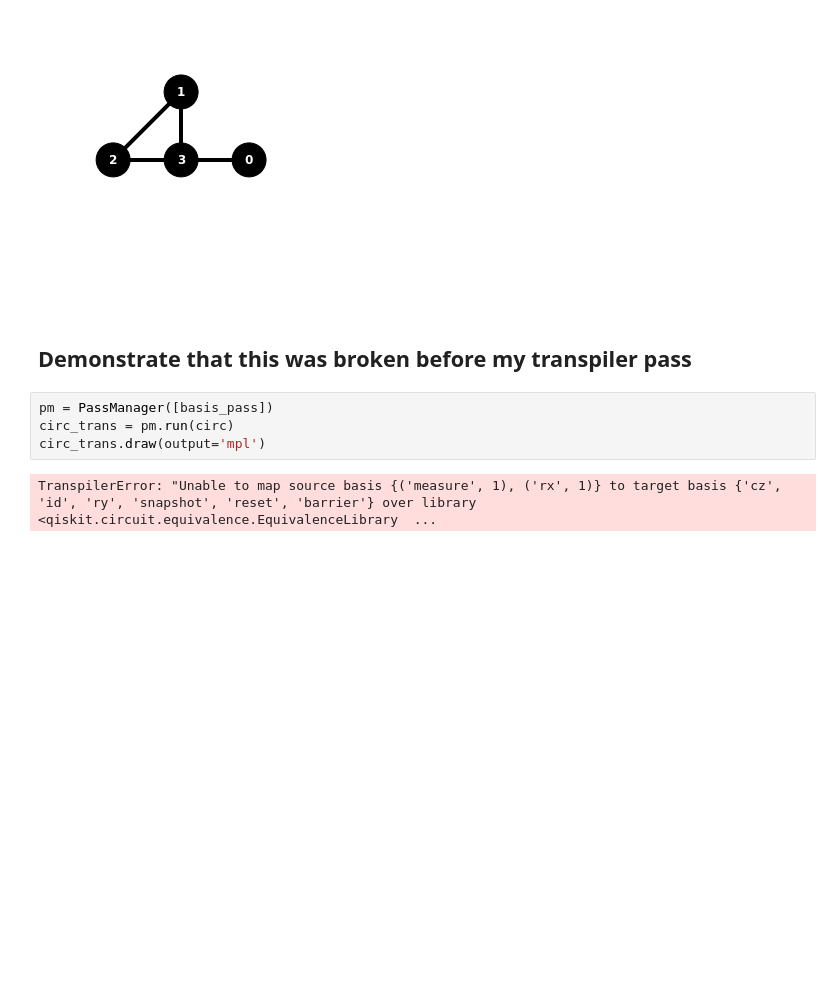
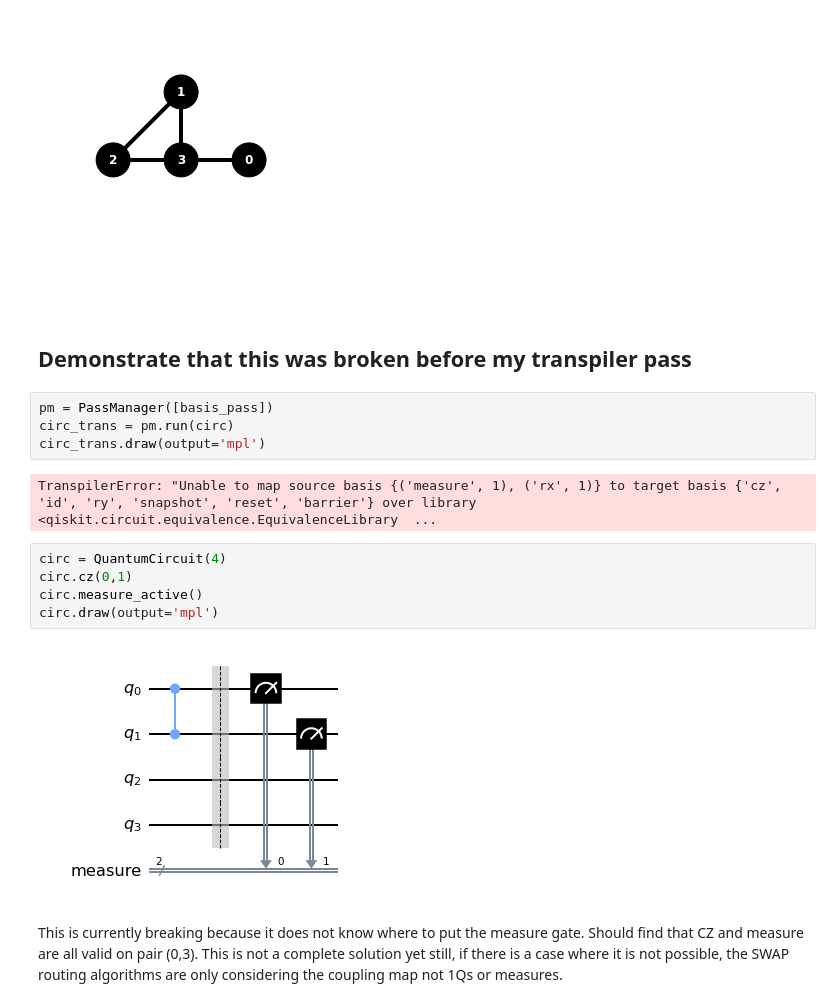
Before and after one commit to Pitt-JonesLab/clonk_transpilation, a Jupyter notebook: non_global_pass/cutom_pass.ipynb, the cells around one changed output. Saved outputs shown, nothing was run; the diff lists cells and outputs as text; blank space fills up the shorter version.

```diff
--- a/non_global_pass/cutom_pass.ipynb
+++ b/non_global_pass/cutom_pass.ipynb
@@ -101,3 +108,12 @@ circ_trans = pm.run(circ)
 circ_trans.draw(output='mpl')
 # %% [output]
 TranspilerError: "Unable to map source basis {('measure', 1), ('rx', 1)} to target basis {'cz', 'id', 'ry', 'snapshot', 'reset', 'barrier'} over library <qiskit.circuit.equivalence.EquivalenceLibrary  ...
+# %%
+circ = QuantumCircuit(4)
+circ.cz(0,1)
+circ.measure_active()
+circ.draw(output='mpl')
+# %% [output]
+[figure, added]
+# %% [markdown]
+This is currently breaking because it does not know where to put the measure gate. Should find that CZ and measure are all valid on pair (0,3). This is not a complete solution yet still, if there is a case where it is not possible, the SWAP routing algorithms are only considering the coupling map not 1Qs or measures.
```
Also changed, not shown: parts of 6 cells of this notebook, 23 other files.
